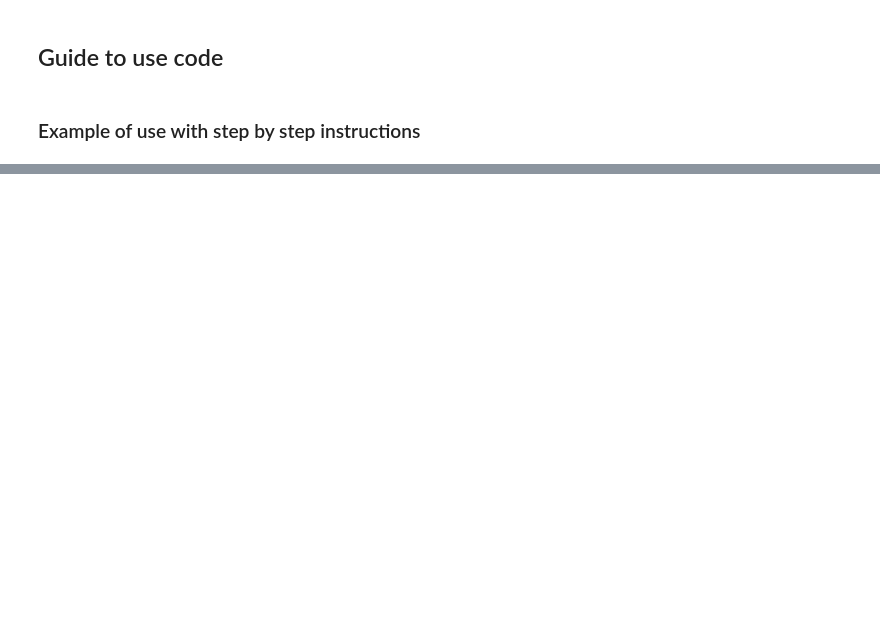
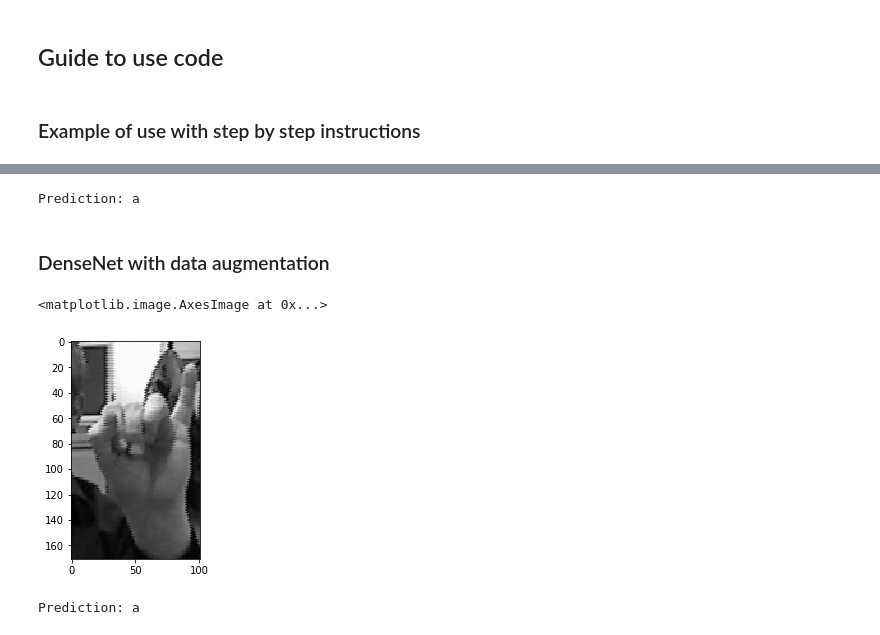
Before and after one commit to MeiLing90/ATML19_Group3A, a Jupyter notebook: report/ATML Project - American Sign Language Recognition.ipynb, the cells around one changed output, grey strips where cells are left out. Drawn from its saved outputs; the diff is of its cells as text; code cells hidden in the pictures; blank space fills up the shorter version.

```diff
--- a/report/ATML Project - American Sign Language Recognition.ipynb
+++ b/report/ATML Project - American Sign Language Recognition.ipynb
@@ -202,0 +237,6 @@ When we applied the model with data augmentation to the “kaggle” dataset for
+# %%
+print('Prediction: {}'.format(label2name[prediction.item()]))
+# %% [output]
+Prediction: a
+# %% [markdown]
+### DenseNet with data augmentation
@@ -202,0 +248,12 @@ When we applied the model with data augmentation to the “kaggle” dataset for
+# %%
+#Load sample image
+import numpy as np
+image2 = Image.open('../data/test/i/color_8_0010.png').convert('L')
+# %%
+# Show image
+%matplotlib inline
+import matplotlib.pyplot as plt
+plt.imshow(image2)
+# %% [output]
+<matplotlib.image.AxesImage at 0x...>
+[figure, added]
@@ -202,0 +266,4 @@ When we applied the model with data augmentation to the “kaggle” dataset for
+# %%
+print('Prediction: {}'.format(label2name[prediction_aug.item()]))
+# %% [output]
+Prediction: a
```
Also changed, not shown: parts of 8 cells of this notebook.
